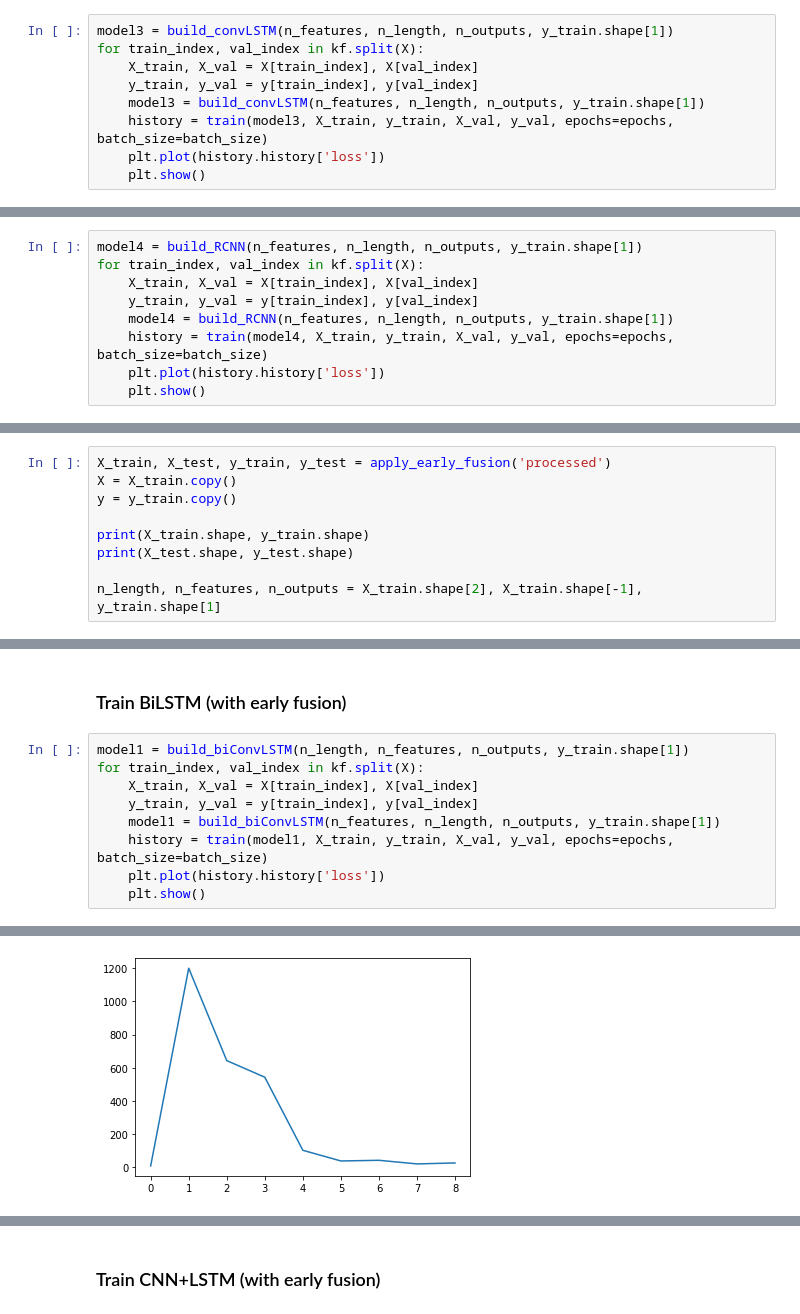
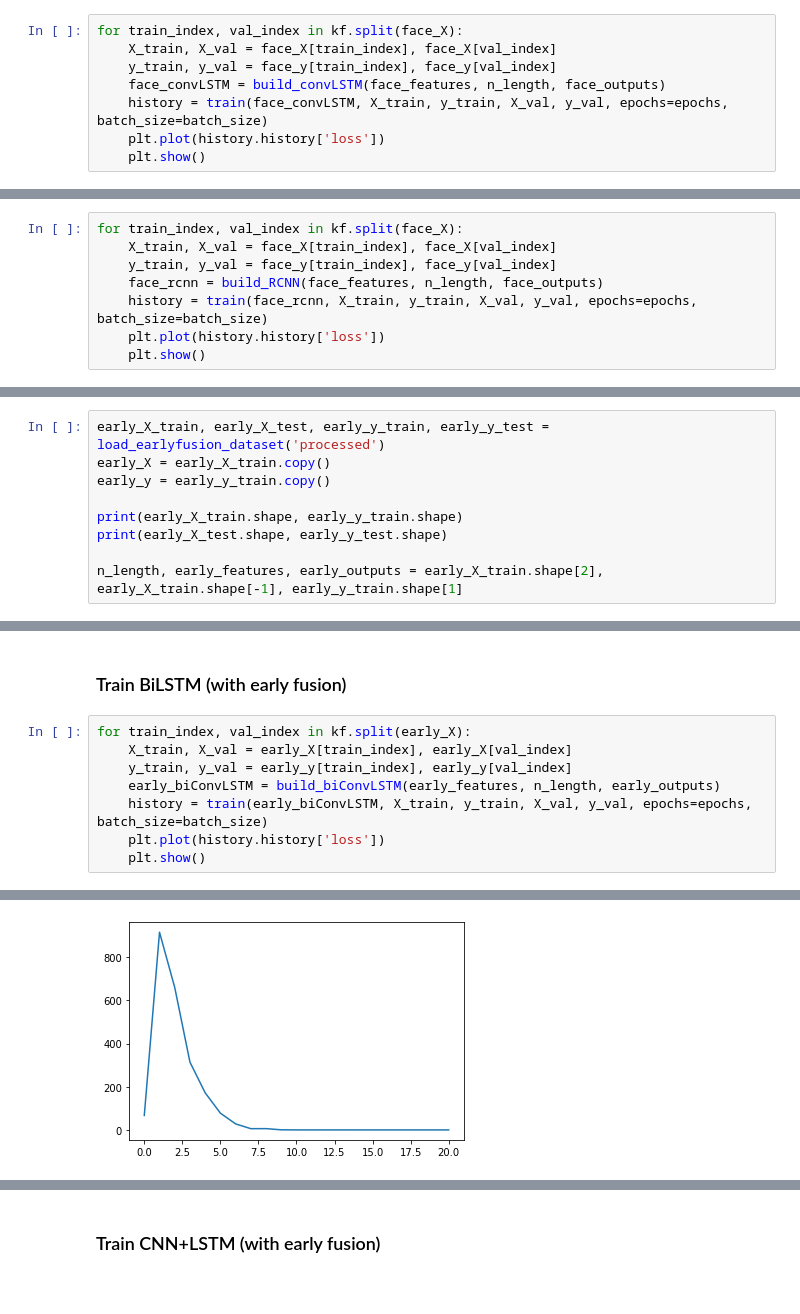
Before and after one commit to angelicagardner/skeleton-pose-estimation-for-pain-assessment, a Jupyter notebook: notebooks/baseline_multimodal.ipynb, the cells around one changed output, grey strips where cells are left out. Drawn from its saved outputs; the diff is of its cells as text.

Commit message:
finalize uni-modal and early fusion baseline sections

```diff
--- a/notebooks/baseline_multimodal.ipynb
+++ b/notebooks/baseline_multimodal.ipynb
@@ -1091,12 +1182,11 @@ member2 = KerasMember(name="CNN+LSTM", keras_model=model2,
 # %% [markdown]
 #### Train ConvLSTM
 # %%
-model3 = build_convLSTM(n_features, n_length, n_outputs, y_train.shape[1])
-for train_index, val_index in kf.split(X):
-    X_train, X_val = X[train_index], X[val_index]
-    y_train, y_val = y[train_index], y[val_index]
-    model3 = build_convLSTM(n_features, n_length, n_outputs, y_train.shape[1])
-    history = train(model3, X_train, y_train, X_val, y_val, epochs=epochs, batch_size=batch_size)
+for train_index, val_index in kf.split(face_X):
+    X_train, X_val = face_X[train_index], face_X[val_index]
+    y_train, y_val = face_y[train_index], face_y[val_index]
+    face_convLSTM = build_convLSTM(face_features, n_length, face_outputs)
+    history = train(face_convLSTM, X_train, y_train, X_val, y_val, epochs=epochs, batch_size=batch_size)
     plt.plot(history.history['loss'])
     plt.show()
 # %% [output]
@@ -1134,12 +1247,11 @@ member3 = KerasMember(name="ConvLSTM", keras_model=model3,
 # %% [markdown]
 #### Train RCNN
 # %%
-model4 = build_RCNN(n_features, n_length, n_outputs, y_train.shape[1])
-for train_index, val_index in kf.split(X):
-    X_train, X_val = X[train_index], X[val_index]
-    y_train, y_val = y[train_index], y[val_index]
-    model4 = build_RCNN(n_features, n_length, n_outputs, y_train.shape[1])
-    history = train(model4, X_train, y_train, X_val, y_val, epochs=epochs, batch_size=batch_size)
+for train_index, val_index in kf.split(face_X):
+    X_train, X_val = face_X[train_index], face_X[val_index]
+    y_train, y_val = face_y[train_index], face_y[val_index]
+    face_rcnn = build_RCNN(face_features, n_length, face_outputs)
+    history = train(face_rcnn, X_train, y_train, X_val, y_val, epochs=epochs, batch_size=batch_size)
     plt.plot(history.history['loss'])
     plt.show()
 # %% [output]
@@ -1208,26 +1319,25 @@ I did not replace the missing facial values because I thought null values will b
 # %% [markdown]
 ### About the data
 # %%
-X_train, X_test, y_train, y_test = apply_early_fusion('processed')
-X = X_train.copy()
-y = y_train.copy()
+early_X_train, early_X_test, early_y_train, early_y_test = load_earlyfusion_dataset('processed')
+early_X = early_X_train.copy()
+early_y = early_y_train.copy()
 
-print(X_train.shape, y_train.shape)
-print(X_test.shape, y_test.shape)
+print(early_X_train.shape, early_y_train.shape)
+print(early_X_test.shape, early_y_test.shape)
 
-n_length, n_features, n_outputs = X_train.shape[2], X_train.shape[-1], y_train.shape[1]
+n_length, early_features, early_outputs = early_X_train.shape[2], early_X_train.shape[-1], early_y_train.shape[1]
 # %% [output]
 (193, 1, 350, 48) (193, 3)
 (42, 1, 350, 48) (42, 3)
 # %% [markdown]
 ### Train BiLSTM (with early fusion)
 # %%
-model1 = build_biConvLSTM(n_length, n_features, n_outputs, y_train.shape[1])
-for train_index, val_index in kf.split(X):
-    X_train, X_val = X[train_index], X[val_index]
-    y_train, y_val = y[train_index], y[val_index]
-    model1 = build_biConvLSTM(n_features, n_length, n_outputs, y_train.shape[1])
-    history = train(model1, X_train, y_train, X_val, y_val, epochs=epochs, batch_size=batch_size)
+for train_index, val_index in kf.split(early_X):
+    X_train, X_val = early_X[train_index], early_X[val_index]
+    y_train, y_val = early_y[train_index], early_y[val_index]
+    early_biConvLSTM = build_biConvLSTM(early_features, n_length, early_outputs)
+    history = train(early_biConvLSTM, X_train, y_train, X_val, y_val, epochs=epochs, batch_size=batch_size)
     plt.plot(history.history['loss'])
     plt.show()
 # %% [output]
@@ -1277 +1397 @@ Epoch 9/50
-[figure, old version]
+[figure, new version]
```
Also changed, not shown: parts of 119 cells of this notebook.
